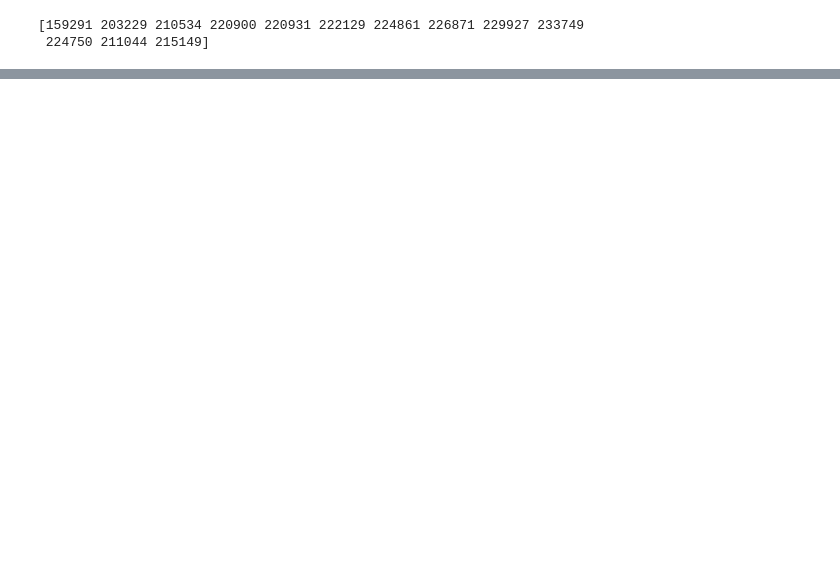
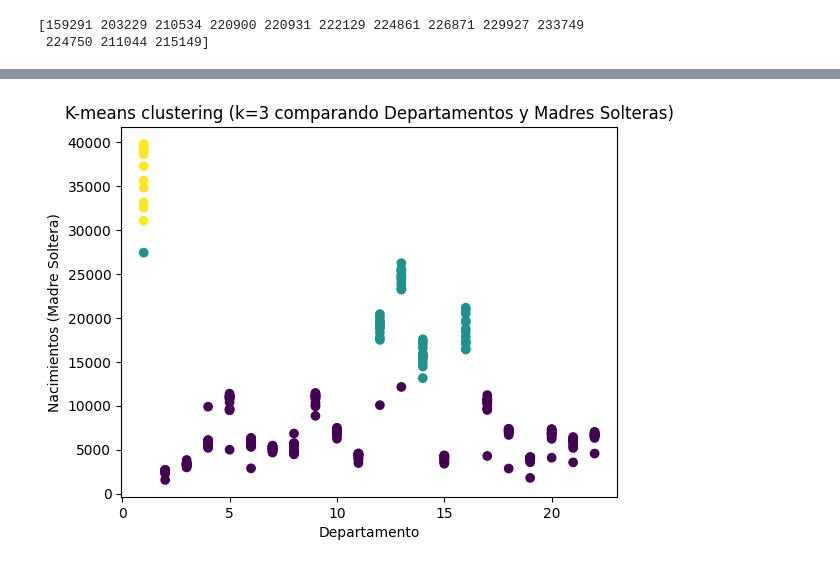
Before and after one commit to aleg001/Proyecto1-MD, a Jupyter notebook: Natalidad.ipynb, the cells around one changed output, grey strips where cells are left out. Cells and saved outputs as stored; diff of their text form; code cells hidden in the pictures; blank space fills up the shorter version.

```diff
--- a/Natalidad.ipynb
+++ b/Natalidad.ipynb
@@ -318,0 +346,11 @@ plt.show()
+# %%
+kmeans = KMeans(n_clusters=3, \
+                    init='k-means++', random_state=42)
+y_kmeans = kmeans.fit_predict(X)
+plt.scatter(df_merged["Departamento"], X["Soltera"], c=y_kmeans)
+plt.title('K-means clustering (k={} comparando Departamentos y Madres Solteras)'.format(3))
+plt.xlabel('Departamento')
+plt.ylabel('Nacimientos (Madre Soltera)')
+plt.show()
+# %% [output]
+[figure, added]
```
Also changed, not shown: parts of 12 cells of this notebook, 3 other files.
